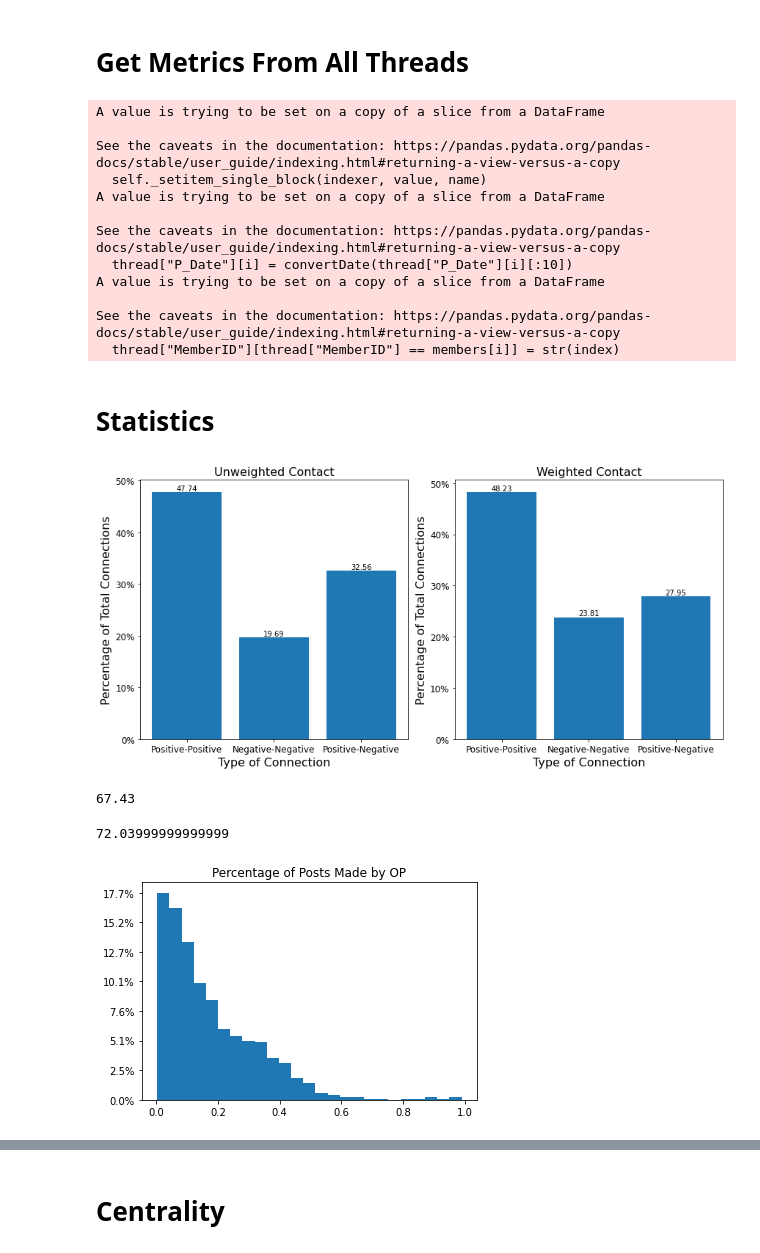
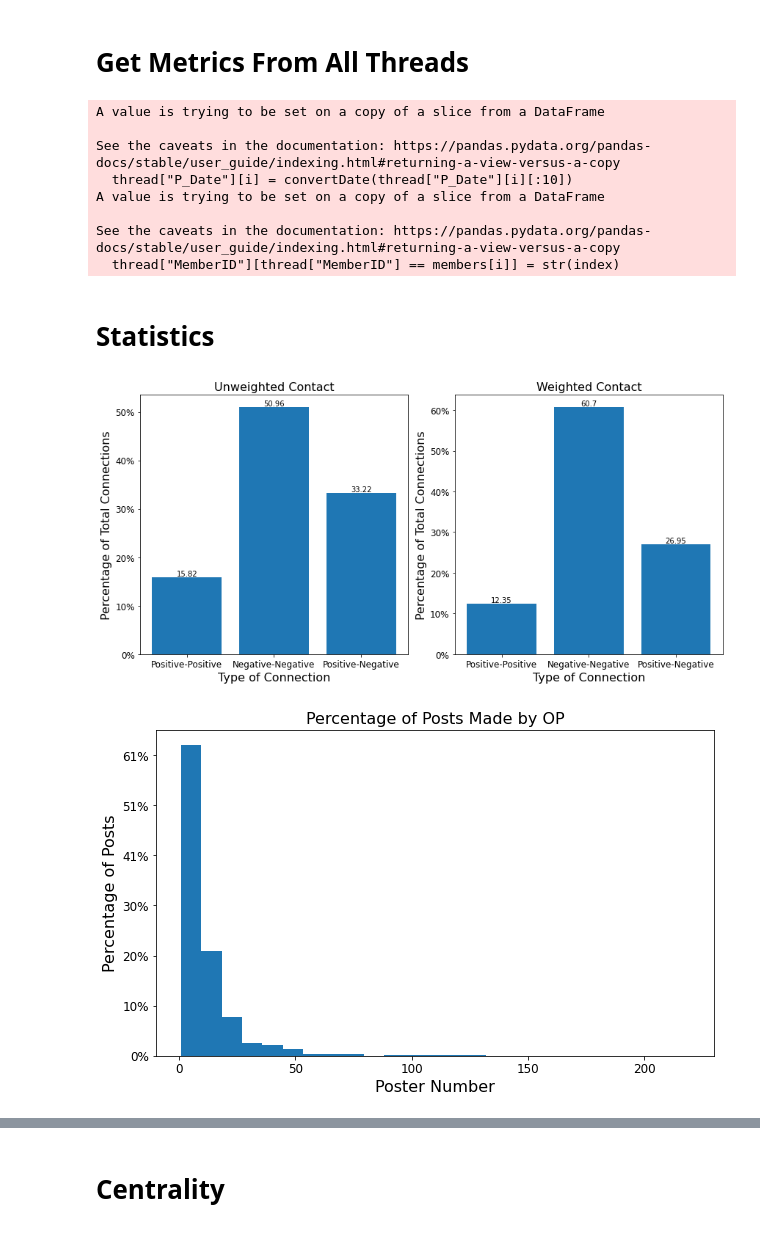
Before and after one commit to nguye639/NguyenThesis, a Jupyter notebook: IntraThreadAnalysis.ipynb, the cells around one changed output, grey strips where cells are left out. Saved outputs shown, nothing was run; the diff lists cells and outputs as text; code cells hidden in the pictures.

```diff
--- a/IntraThreadAnalysis.ipynb
+++ b/IntraThreadAnalysis.ipynb
@@ -79,0 +46,8 @@ def rawConnectivity(edgeSentiments):
+# %%
+#Load Data
+data = pd.read_csv("GawaherSentiment.csv", index_col=0)
+threads = data["ThreadID"].unique()
+# %%
+#look at individual threads
+thread = data[data["ThreadID"]== threads[0]]
+thread.head()
@@ -81,10 +62,8 @@ def rawConnectivity(edgeSentiments):
 # Get Metrics From All Threads
 # %%
 #Load Data
-data = pd.read_csv("CleanData/GawaherClean.csv", index_col=0)
+data = pd.read_csv("GawaherSentiment.csv", index_col=0)
 threads = data["ThreadID"].unique()
-#Load Sentiment analyzer
-sia = SentimentIntensityAnalyzer()
 
 meanSentiment = []
 posterSentiment = []
@@ -104,19 +83,10 @@ for num in range(0,len(threads)):
     #get all messages
     messages = thread["Message"].copy()
 
-    #Add sentiment values
-    thread["sentiment"] = np.zeros(len(thread))
-
-    for i in range(0,len(thread)):
-        try:
-            thread["sentiment"].iloc[i] = getSentiment(thread.iloc[i]["Message"])
-        except:
-            pass
-
     #sort by datetime
     for i in range(0,len(thread)):
         thread["P_Date"][i] = convertDate(thread["P_Date"][i][:10])
-    thread = thread.sort_values(by = ["P_Date",'﻿MessageID'])
+    thread = thread.sort_values(by = ["P_Date",'MessageID'])
 
     #Encode non-numerical members
     index = -1
@@ -133,7 +103,7 @@ for num in range(0,len(threads)):
     memberCommnets = []
     for i in members:
         memberCommnets.append(len(thread[thread["MemberID"] == i]))
-        memberSentiments.append(np.mean(thread[thread["MemberID"] == i]["sentiment"]))
+        memberSentiments.append(np.mean(thread[thread["MemberID"] == i]["AllenNLP"]))
 
 
     #Make graph
@@ -180,8 +150,7 @@ for num in range(0,len(threads)):
         rawConnections.append(rawConnectivity(edgeSentiments))
         rawUniqueConnections.append(rawConnectivity(uniqueSentiments))
 
-
-        meanSentiment.append(np.mean(thread["sentiment"]))
+        meanSentiment.append(np.mean(thread["AllenNLP"]))
         numPosts.append(len(messages))
         posterSentiment.append(memberSentiments[0])
         posterCentrality.append(infoCentrality)
@@ -190,10 +159,6 @@ for num in range(0,len(threads)):
     except:
         pass
 # %% [output]
-A value is trying to be set on a copy of a slice from a DataFrame
-
-See the caveats in the documentation: https://pandas.pydata.org/pandas-docs/stable/user_guide/indexing.html#returning-a-view-versus-a-copy
-  self._setitem_single_block(indexer, value, name)
 A value is trying to be set on a copy of a slice from a DataFrame
 
 See the caveats in the documentation: https://pandas.pydata.org/pandas-docs/stable/user_guide/indexing.html#returning-a-view-versus-a-copy
@@ -238,21 +203,18 @@ plt.yticks(fontsize=tick);
 
 plt.savefig("intraThread.png")
 # %% [output]
-[figure, old version]
+[figure, new version]
-# %%
-47.74+19.69
-# %% [output]
-67.43
-# %%
-48.23 + 23.81
-# %% [output]
-72.03999999999999
 # %%
-plt.hist(statistics["numPosterPosts"]/statistics["numPosts"], bins = 25)
-plt.title("Percentage of Posts Made by OP");
-plt.gca().yaxis.set_major_formatter(PercentFormatter(xmax = len(statistics)))
+plt.figure(figsize = (10,6))
+plt.hist(statistics["numPosterPosts"], bins = 25)#/statistics["numPosts"], bins = 25)
+plt.title("Percentage of Posts Made by OP",fontsize = font)
+plt.ylabel("Percentage of Posts",fontsize = font)
+plt.xlabel("Poster Number",fontsize = font)
+plt.xticks(fontsize=tick)
+plt.yticks(fontsize=tick)
+plt.gca().yaxis.set_major_formatter(PercentFormatter(xmax = len(statistics)));
 # %% [output]
-[figure, old version]
+[figure, new version]
 # %%
 diff = statistics["posterSentiment"]-statistics["meanSentiment"]
 
```
Also changed, not shown: parts of 9 cells of this notebook, 4 other files.
